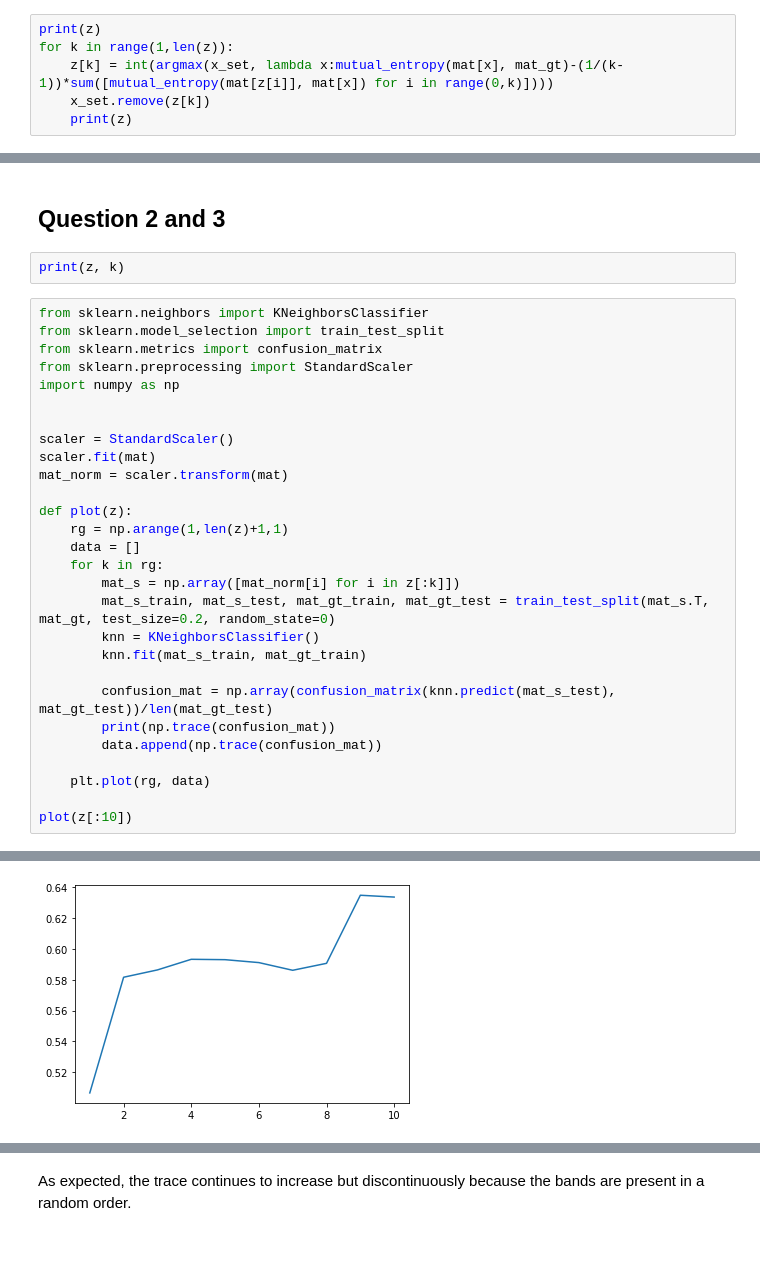
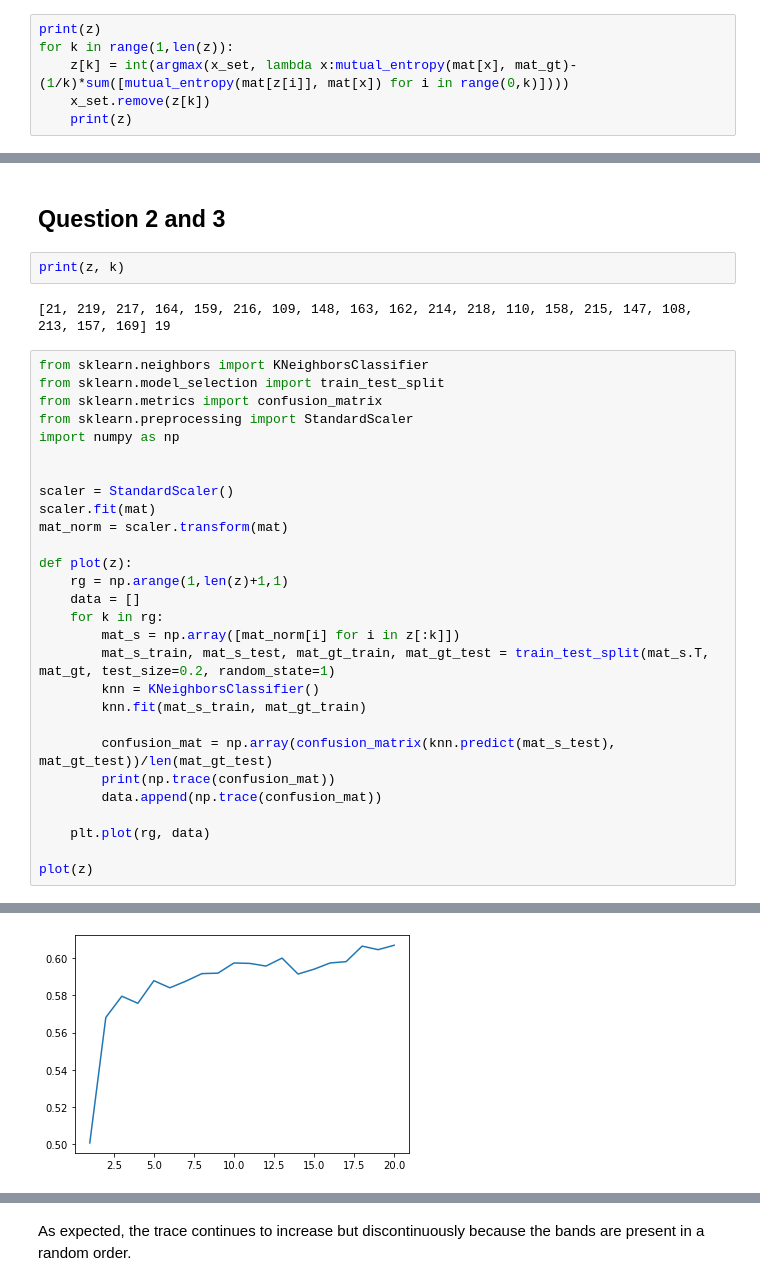
Before and after one commit to juleslagarde/Information_theory_ENSSAT_s5, a Jupyter notebook: Lab 3 and 4 - Mutual information calculation.ipynb, the cells around one changed output, grey strips where cells are left out. Cells and saved outputs as stored; diff of their text form; blank space fills up the shorter version.

```diff
--- a/Lab 3 and 4 - Mutual information calculation.ipynb
+++ b/Lab 3 and 4 - Mutual information calculation.ipynb
@@ -141,6 +141,6 @@ $z_k = arg max_{x\in{X}}\backslash\{z_1,..., z_{k-1}\}\bigg[I(y;x)-\frac{1}{k-1}
 # %%
 print(z)
 for k in range(1,len(z)):
-    z[k] = int(argmax(x_set, lambda x:mutual_entropy(mat[x], mat_gt)-(1/(k-1))*sum([mutual_entropy(mat[z[i]], mat[x]) for i in range(0,k)])))
+    z[k] = int(argmax(x_set, lambda x:mutual_entropy(mat[x], mat_gt)-(1/k)*sum([mutual_entropy(mat[z[i]], mat[x]) for i in range(0,k)])))
     x_set.remove(z[k])
     print(z)
@@ -148,6 +169,8 @@ for k in range(1,len(z)):
 ## Question 2 and 3
 # %%
 print(z, k)
+# %% [output]
+[21, 219, 217, 164, 159, 216, 109, 148, 163, 162, 214, 218, 110, 158, 215, 147, 108, 213, 157, 169] 19
 # %%
 from sklearn.neighbors import KNeighborsClassifier
 from sklearn.model_selection import train_test_split
@@ -165,7 +188,7 @@ def plot(z):
     data = []
     for k in rg:
         mat_s = np.array([mat_norm[i] for i in z[:k]])
-        mat_s_train, mat_s_test, mat_gt_train, mat_gt_test = train_test_split(mat_s.T, mat_gt, test_size=0.2, random_state=0)
+        mat_s_train, mat_s_test, mat_gt_train, mat_gt_test = train_test_split(mat_s.T, mat_gt, test_size=0.2, random_state=1)
         knn = KNeighborsClassifier()
         knn.fit(mat_s_train, mat_gt_train)
 
@@ -175,5 +198,5 @@ def plot(z):
 
     plt.plot(rg, data)
 
-plot(z[:10])
+plot(z)
 # %% [output]
@@ -190,3 +223,3 @@ plot(z[:10])
-[figure, old version]
+[figure, new version]
 # %% [markdown]
 As expected, the trace of the confustion matrix increase as the number of bands does.
```
Also changed, not shown: parts of 5 cells of this notebook.
